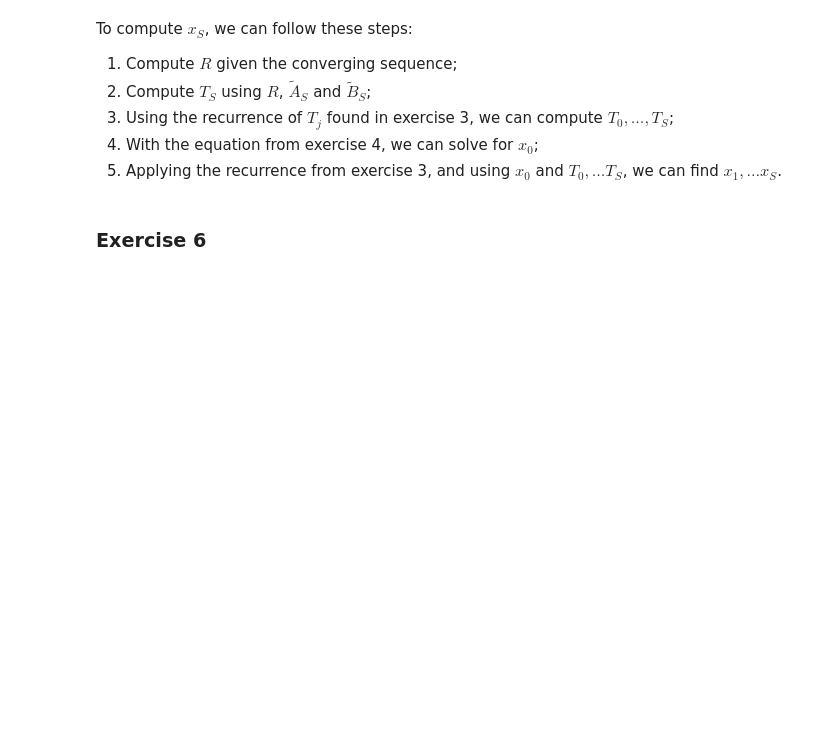
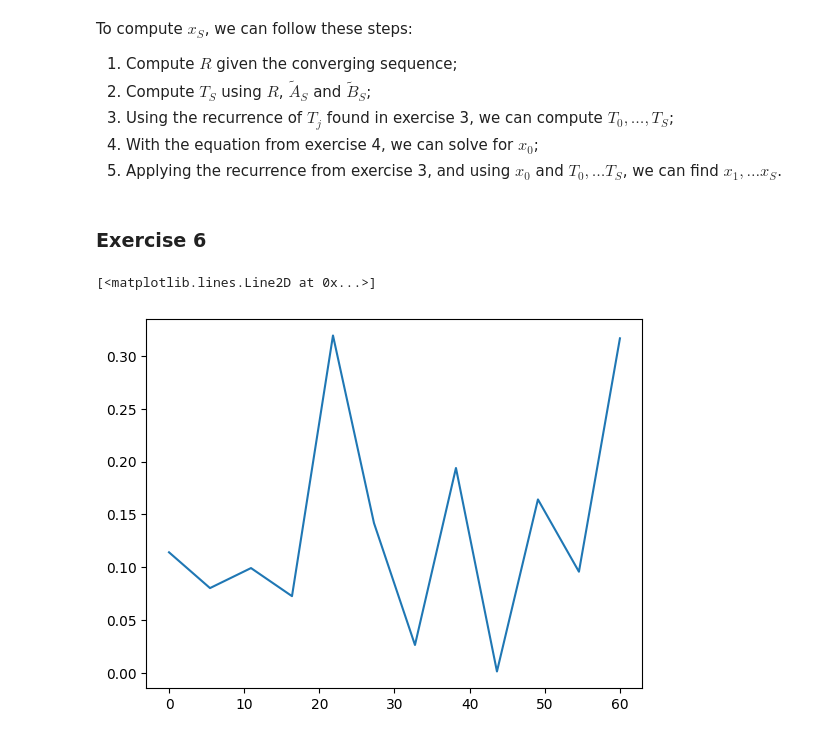
Before and after one commit to Vinschers/queueing-theory, a Jupyter notebook: Project2_DUTRA_VICENTIN.ipynb, the cells around one changed output. Saved outputs shown, nothing was run; the diff lists cells and outputs as text; code cells hidden in the pictures; blank space fills up the shorter version.

```diff
--- a/Project2_DUTRA_VICENTIN.ipynb
+++ b/Project2_DUTRA_VICENTIN.ipynb
@@ -365,0 +430,18 @@ To compute $x_S$, we can follow these steps:
+# %%
+S = 5
+mu_1 = 4
+mu_2 = 20
+lambda_2 = 8
+t_max = 1_000_000
+
+avg_times = []
+lambdas_1 = np.linspace(0, 60, 12)
+
+for lambda_1 in lambdas_1:
+    x, T = markov(S, mu_1, mu_2, lambda_1, lambda_2, t_max)
+    avg_times.append(mean_waiting_time(T, x[:, 1]))
+# %%
+plt.plot(lambdas_1, avg_times)
+# %% [output]
+[<matplotlib.lines.Line2D at 0x...>]
+[figure, added]
```
Also changed, not shown: parts of 4 cells of this notebook.
